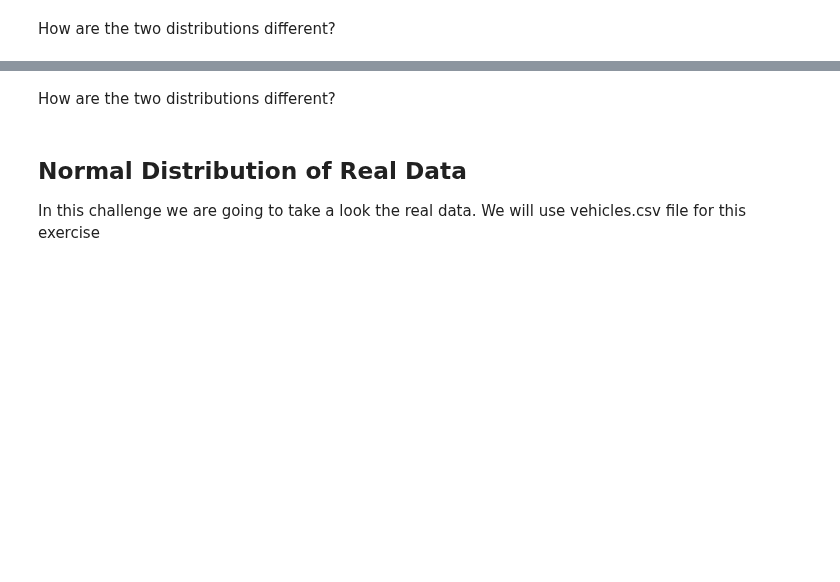
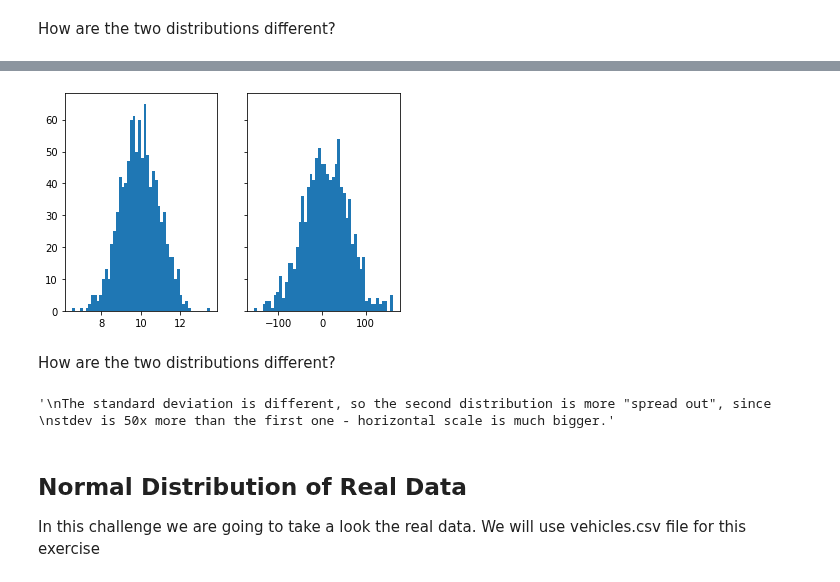
Before and after one commit to ta-data-lis/lab-probability-distributions, a Jupyter notebook: your-code/continuous.ipynb, the cells around one changed output, grey strips where cells are left out. Cells and saved outputs as stored; diff of their text form; code cells hidden in the pictures; blank space fills up the shorter version.

```diff
--- a/your-code/continuous.ipynb
+++ b/your-code/continuous.ipynb
@@ -67,2 +101,20 @@ Expected output:
+# %%
+# your code here
+#copied from João
+from scipy.stats import norm
+
+fig, axs = plt.subplots(1, 2,figsize =(6, 4), sharey = True)
+
+def normal_nbs(st_dev, avg, count):
+    return norm.rvs(st_dev, avg, count)
+
+dist_1 = normal_nbs(10, 1, 1000)
+dist_2 = normal_nbs(10, 50, 1000)
+
+axs[0].hist(dist_1, bins = 50)
+axs[1].hist(dist_2, bins = 50)
+plt.show()
+# %% [output]
+[figure, added]
 # %% [markdown]
 How are the two distributions different?
@@ -71,3 +121,11 @@ How are the two distributions different?
+# %%
+# your answer here:
+# from João:
+"""
+The standard deviation is different, so the second distribution is more "spread out", since
+stdev is 50x more than the first one - horizontal scale is much bigger."""
+# %% [output]
+'\nThe standard deviation is different, so the second distribution is more "spread out", since \nstdev is 50x more than the first one - horizontal scale is much bigger.'
 # %% [markdown]
 ## Normal Distribution of Real Data
 
```
Also changed, not shown: parts of 19 cells of this notebook.
